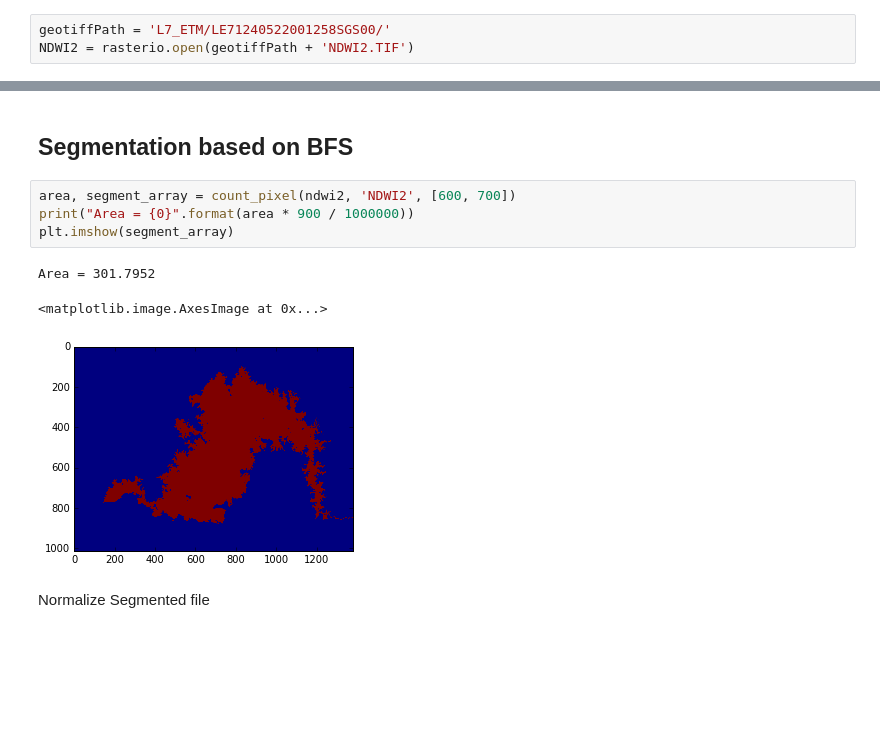
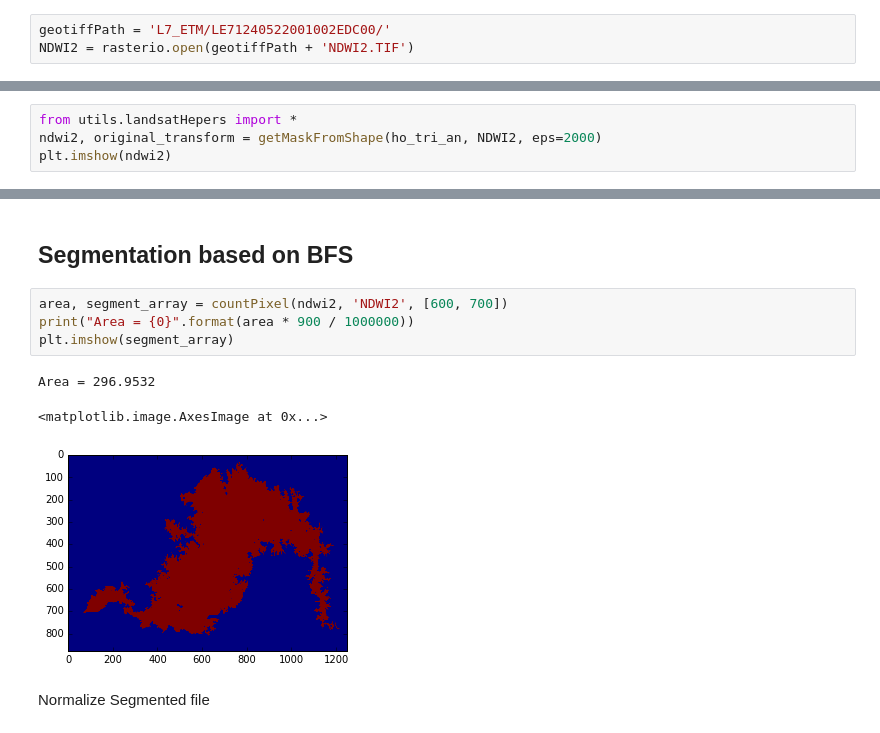
Before and after one commit to Hydroviet/Landsat-Imagery, a Jupyter notebook: Create_geoJSON_byMonth.ipynb, the cells around one changed output, grey strips where cells are left out. Drawn from its saved outputs; the diff is of its cells as text; blank space fills up the shorter version.

Commit message:
add Utils for Landsat

```diff
--- a/Create_geoJSON_byMonth.ipynb
+++ b/Create_geoJSON_byMonth.ipynb
@@ -9,4 +10,4 @@ import os, math
 # %%
-geotiffPath = 'L7_ETM/LE71240522001258SGS00/'
+geotiffPath = 'L7_ETM/LE71240522001002EDC00/'
 NDWI2 = rasterio.open(geotiffPath + 'NDWI2.TIF')
 # %%
@@ -100,0 +20,4 @@ def count_pixel(obj, type_of_map, startingPoint):
+# %%
+from utils.landsatHepers import *
+ndwi2, original_transform = getMaskFromShape(ho_tri_an, NDWI2, eps=2000)
+plt.imshow(ndwi2)
@@ -101,12 +27,12 @@ def count_pixel(obj, type_of_map, startingPoint):
 # %% [markdown]
 ## Segmentation based on BFS
 # %%
-area, segment_array = count_pixel(ndwi2, 'NDWI2', [600, 700])
+area, segment_array = countPixel(ndwi2, 'NDWI2', [600, 700])
 print("Area = {0}".format(area * 900 / 1000000))
 plt.imshow(segment_array)
 # %% [output]
-Area = 301.7952
+Area = 296.9532
 <matplotlib.image.AxesImage at 0x...>
-[figure, old version]
+[figure, new version]
 # %% [markdown]
 Normalize Segmented file
```
Also changed, not shown: parts of 19 cells of this notebook, 2 other files.
